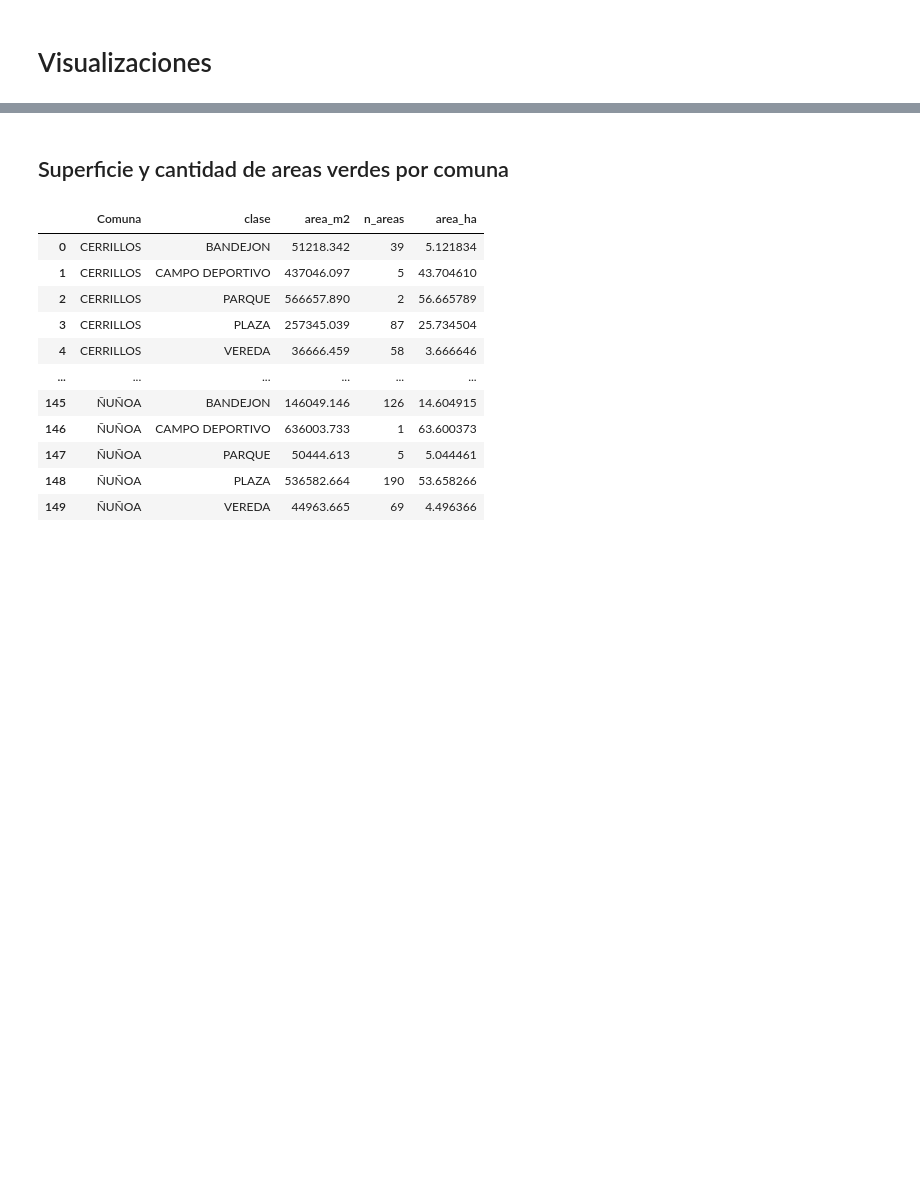
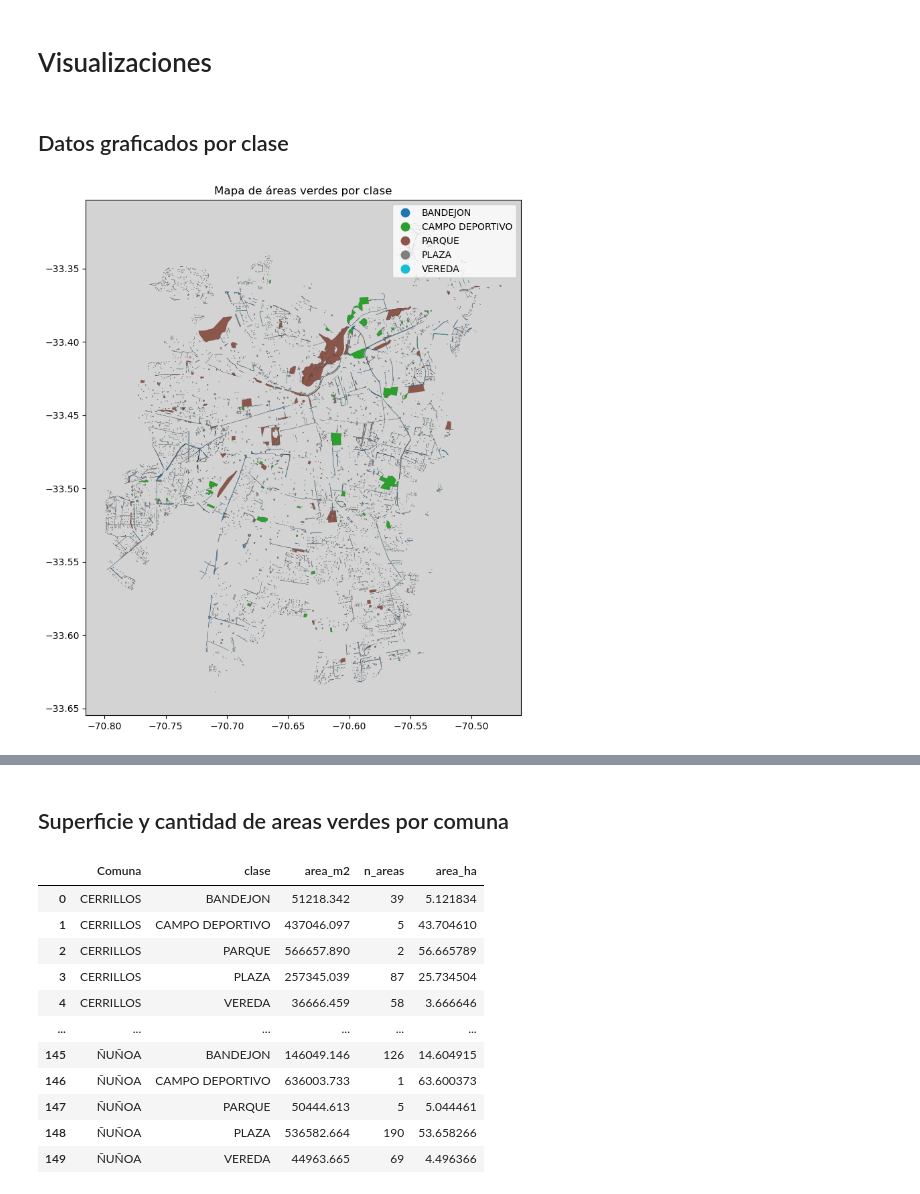
Before and after one commit to DamnXitri/project-areas_verdes, a Jupyter notebook: notebooks/project/project.ipynb, the cells around one changed output, grey strips where cells are left out. Drawn from its saved outputs; the diff is of its cells as text; code cells hidden in the pictures; blank space fills up the shorter version.

Commit message:
reorganized cells and added new graphs

```diff
--- a/notebooks/project/project.ipynb
+++ b/notebooks/project/project.ipynb
@@ -83,2 +83,10 @@ Comunas no presentes en areas_verdes:
 # %% [markdown]
 # Visualizaciones
+# %% [markdown]
+## Datos graficados por clase
+# %%
+ax = areas_verdes.plot(figsize=(10, 10), column='clase', legend=True, edgecolor="black", linewidth=0.1)
+ax.set_title("Mapa de áreas verdes por clase")
+ax.set_facecolor("lightgray")
+# %% [output]
+[figure, added]
```
Also changed, not shown: parts of 17 cells of this notebook.
